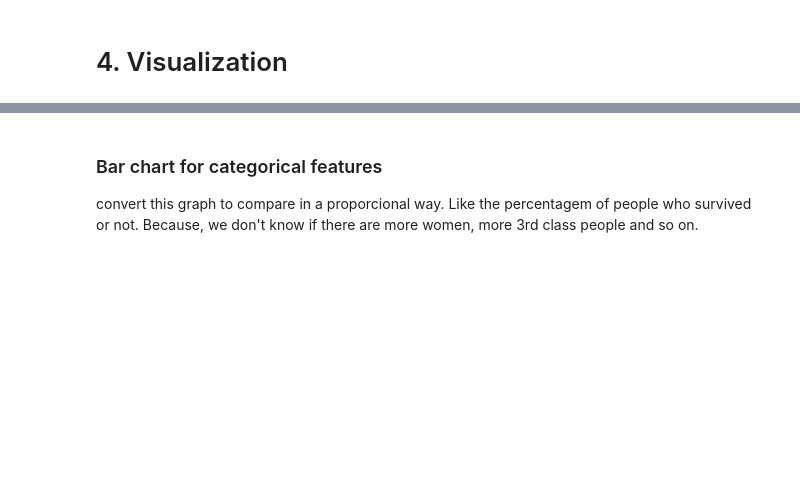
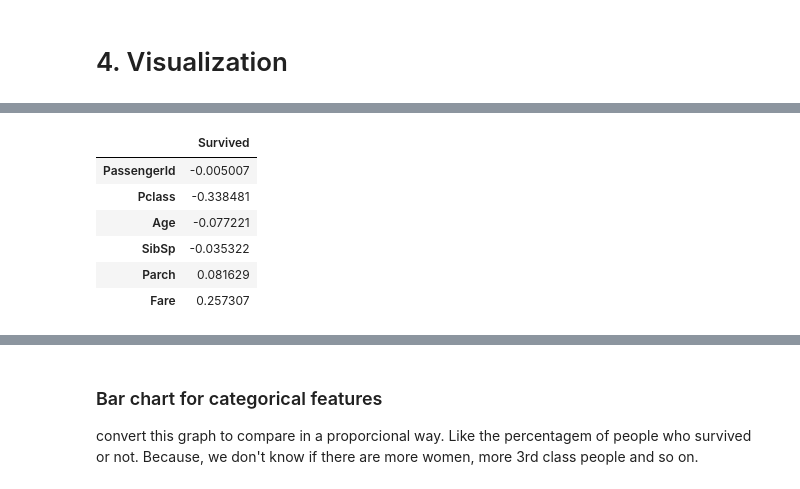
Before and after one commit to gabrielatrindade/ml-playground, a Jupyter notebook: projects/titanic/titanic.ipynb, the cells around one changed output, grey strips where cells are left out. Saved outputs shown, nothing was run; the diff lists cells and outputs as text; code cells hidden in the pictures; blank space fills up the shorter version.

```diff
--- a/projects/titanic/titanic.ipynb
+++ b/projects/titanic/titanic.ipynb
@@ -142,0 +169,10 @@ dtype: int64
+# %%
+train.corr()[['Survived']].drop('Survived')
+# %% [output]
+|  | Survived |
+| PassengerId | -0.005007 |
+| Pclass | -0.338481 |
+| Age | -0.077221 |
+| SibSp | -0.035322 |
+| Parch | 0.081629 |
+| Fare | 0.257307 |
```
Also changed, not shown: parts of 36 cells of this notebook.
